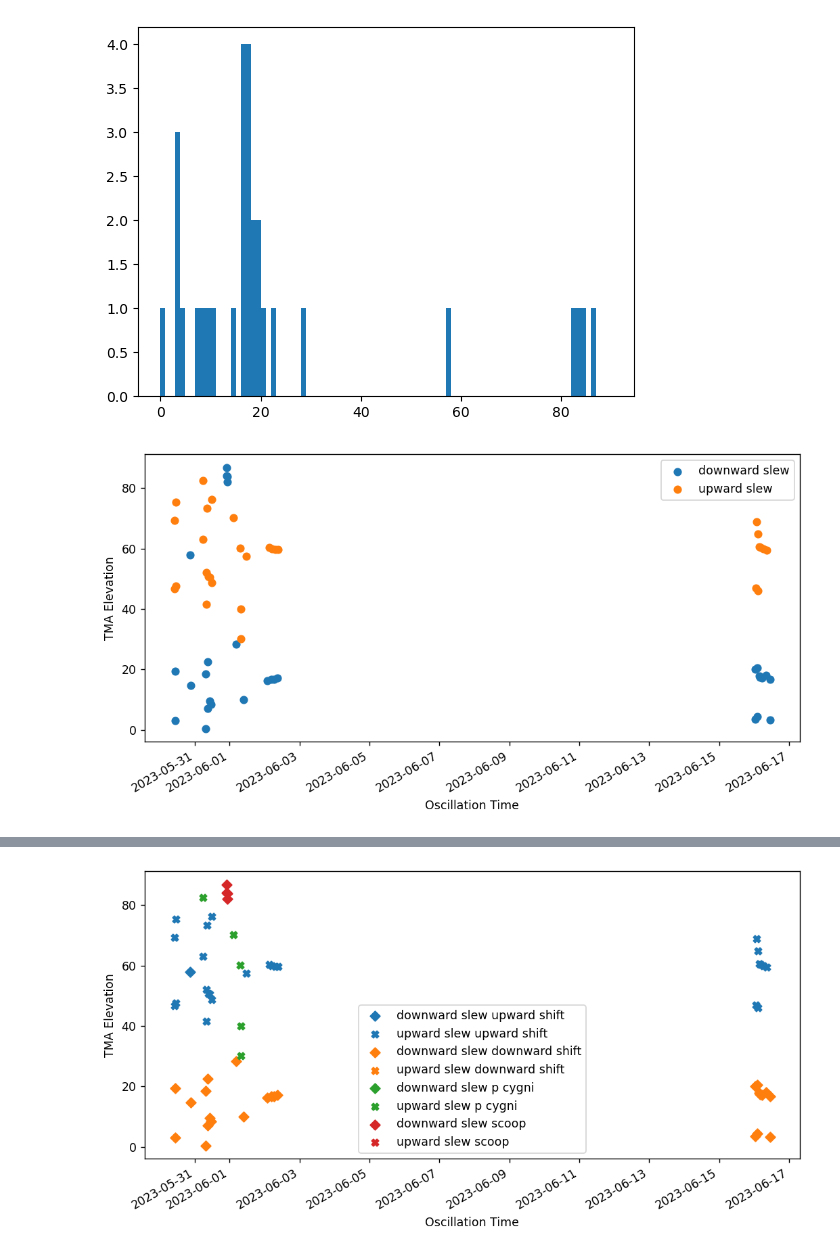
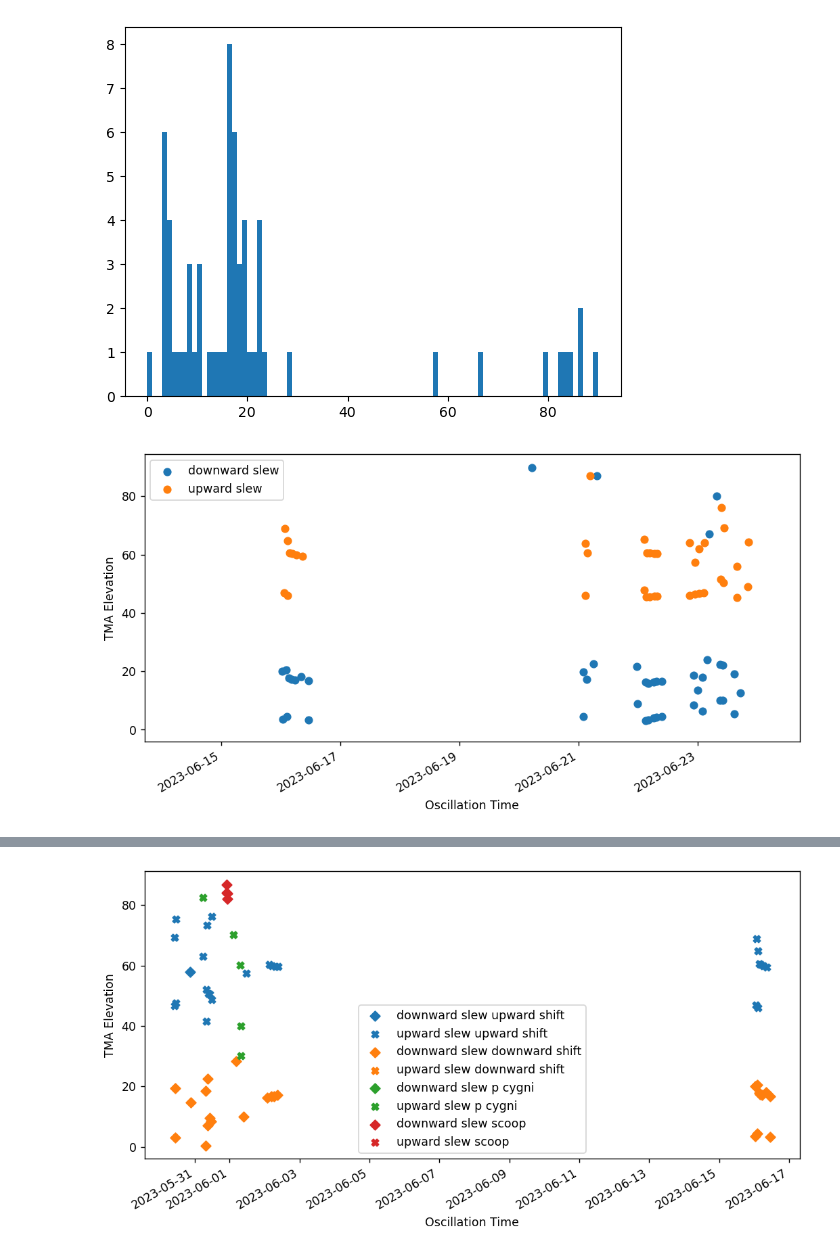
Before and after one commit to psferguson/psferguson_sitcom, a Jupyter notebook: projects/m1m3/hp_oscillations_during_slew/notebooks/roll_up_oscillations.ipynb, the cells around one changed output, grey strips where cells are left out. Saved outputs shown, nothing was run; the diff lists cells and outputs as text; code cells hidden in the pictures.

```diff
--- a/projects/m1m3/hp_oscillations_during_slew/notebooks/roll_up_oscillations.ipynb
+++ b/projects/m1m3/hp_oscillations_during_slew/notebooks/roll_up_oscillations.ipynb
@@ -13,5 +13,5 @@ from lsst.ts.idl.enums import MTM1M3
 from scipy.signal import find_peaks
 from scipy.interpolate import interp1d
 # %%
-flist=glob("/home/p/pferguso/u/repos/sitcom/notebooks_vandv/scripts/data/oscillation*.csv")
+flist=glob("/home/p/pferguso/u/repos/sitcom/psferguson_sitcom/projects/m1m3/hp_oscillations_during_slew/data/oscillation*.csv")
 event_types=pd.read_csv("/home/p/pferguso/u/repos/sitcom/notebooks_vandv/scripts/data/o_shapes.csv")
@@ -37,18 +27,20 @@ pd.concat([overall_frame.iloc[:,1:].reset_index(drop=True), event_types.reset_in
 # %%
 _=plt.hist(overall_frame["elevation_position"][overall_frame["elevation_velocity"] < 0], range=[0,90], bins=90)
 # %% [output]
-[figure, old version]
+[figure, new version]
 # %%
 x=overall_frame["times"][overall_frame["slew_state"] == True]
 y=overall_frame["elevation_position"]
 z=overall_frame["elevation_velocity"]
 fig, ax=plt.subplots(1, dpi=125, figsize=(10,5))
 ax.scatter(Time(x[z <=0], format="unix").datetime,y[z <=0], label="downward slew")
 ax.scatter(Time(x[z > 0], format="unix").datetime,y[z > 0], label="upward slew")
 plt.legend()
 ax.set_xlabel("Oscillation Time")
 ax.set_ylabel("TMA Elevation")
+ax.set_xlim(Time(x[z <=0]-10*24*3600, format="unix").datetime.max(),
+            Time(x[z <=0]+ 24*3600 , format="unix").datetime.max() )
 fig.autofmt_xdate()
 # %% [output]
-[figure, old version]
+[figure, new version]
 # %%
```
Also changed, not shown: parts of 3 cells of this notebook, 4 other files.
